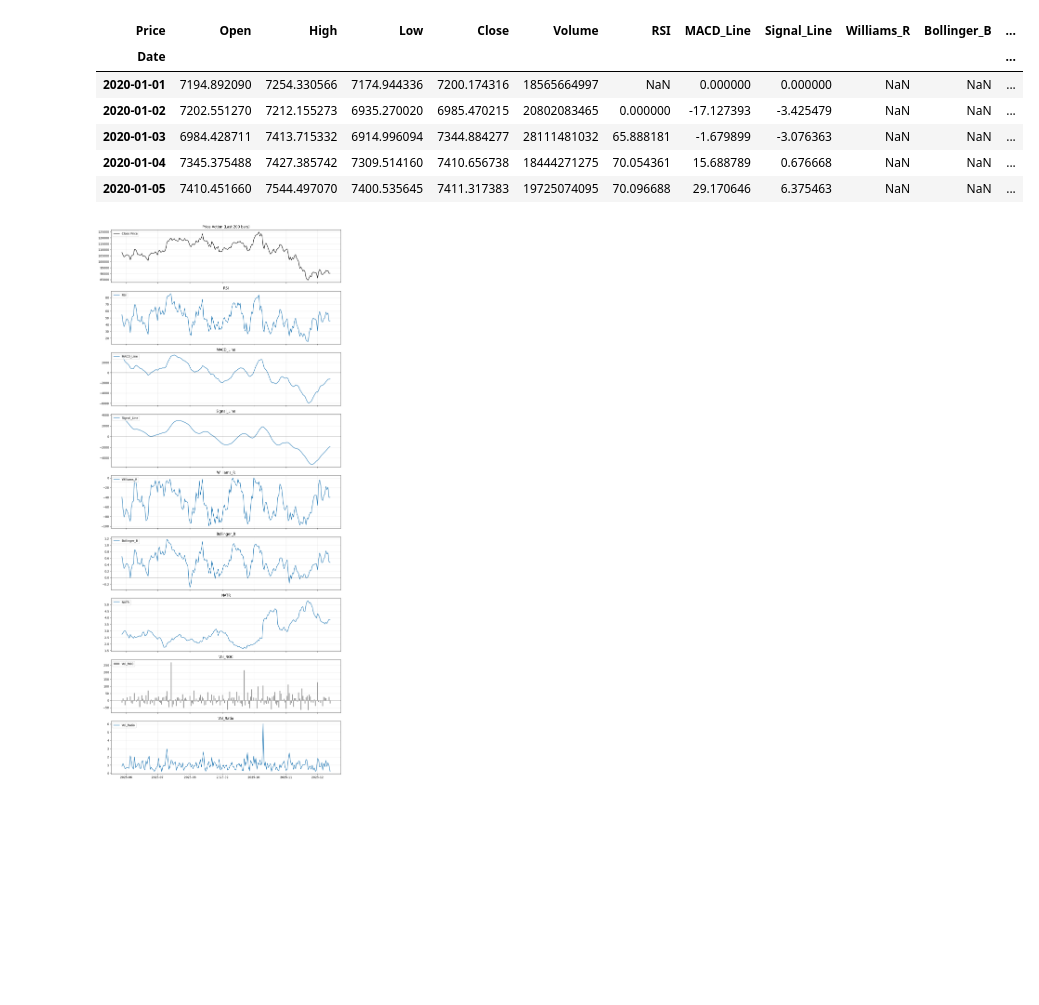
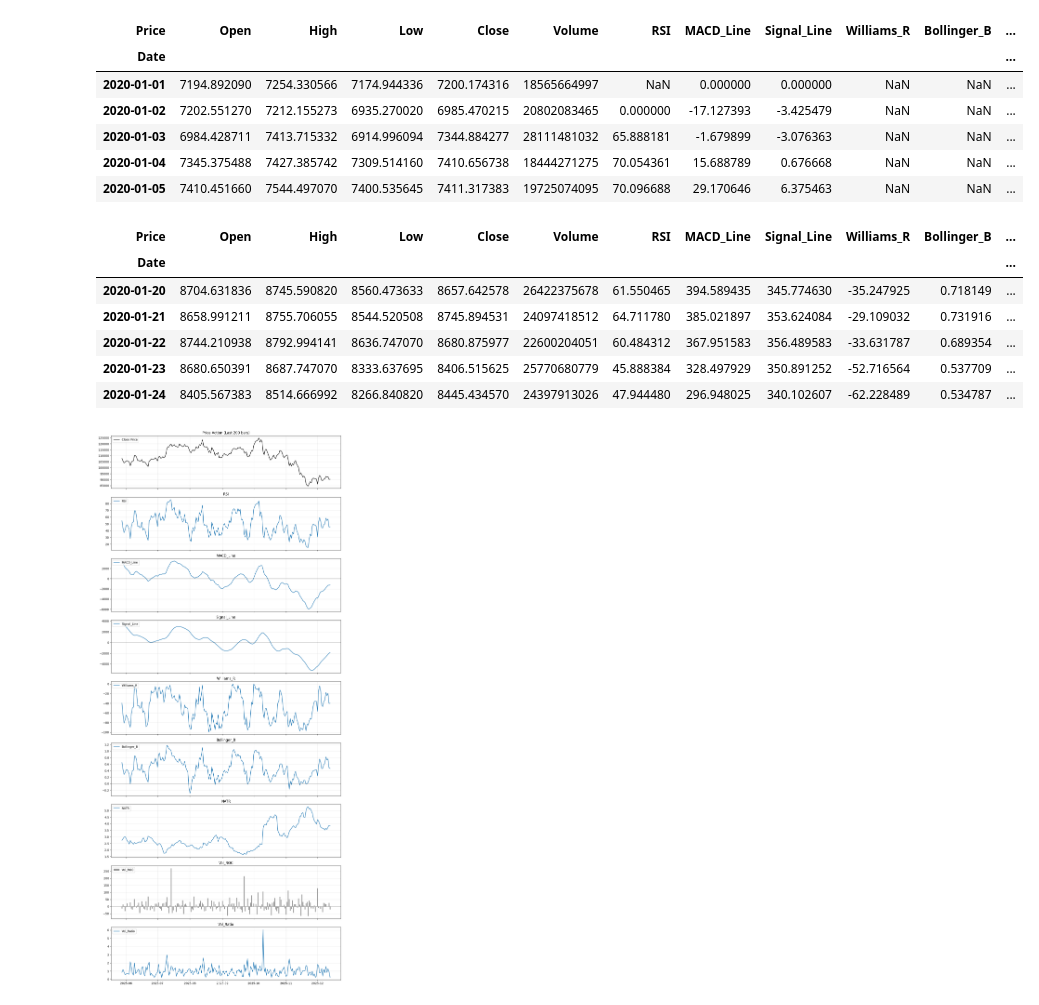
Before and after one commit to AMBehroozi/Crypto_Movement_Prediction_Ml, a Jupyter notebook: start.ipynb, the cells around one changed output. Saved outputs shown, nothing was run; the diff lists cells and outputs as text; code cells hidden in the pictures; blank space fills up the shorter version.

```diff
--- a/start.ipynb
+++ b/start.ipynb
@@ -44,6 +44,15 @@ btc_data.head()
 # %%
 # Clean up (drop the first few rows that will be NaN due to lookback periods)
 btc_data.dropna(inplace=True)
+btc_data.head()
+# %% [output]
+| Price | Open | High | Low | Close | Volume | RSI | MACD_Line | Signal_Line | Williams_R | Bollinger_B | ... |
+| Date |  |  |  |  |  |  |  |  |  |  | ... |
+| 2020-01-20 | 8704.631836 | 8745.590820 | 8560.473633 | 8657.642578 | 26422375678 | 61.550465 | 394.589435 | 345.774630 | -35.247925 | 0.718149 | ... |
+| 2020-01-21 | 8658.991211 | 8755.706055 | 8544.520508 | 8745.894531 | 24097418512 | 64.711780 | 385.021897 | 353.624084 | -29.109032 | 0.731916 | ... |
+| 2020-01-22 | 8744.210938 | 8792.994141 | 8636.747070 | 8680.875977 | 22600204051 | 60.484312 | 367.951583 | 356.489583 | -33.631787 | 0.689354 | ... |
+| 2020-01-23 | 8680.650391 | 8687.747070 | 8333.637695 | 8406.515625 | 25770680779 | 45.888384 | 328.497929 | 350.891252 | -52.716564 | 0.537709 | ... |
+| 2020-01-24 | 8405.567383 | 8514.666992 | 8266.840820 | 8445.434570 | 24397913026 | 47.944480 | 296.948025 | 340.102607 | -62.228489 | 0.534787 | ... |
 # %%
 from includes.helpers import check_indicators
 check_indicators(btc_data.tail(200))
```
